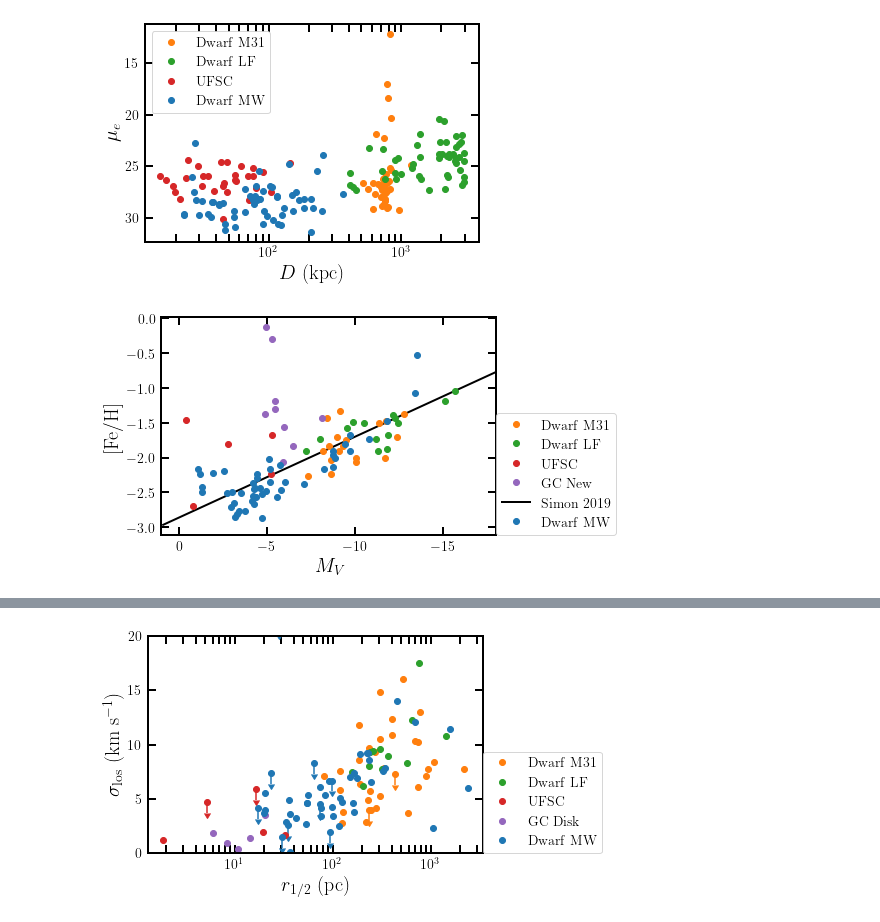
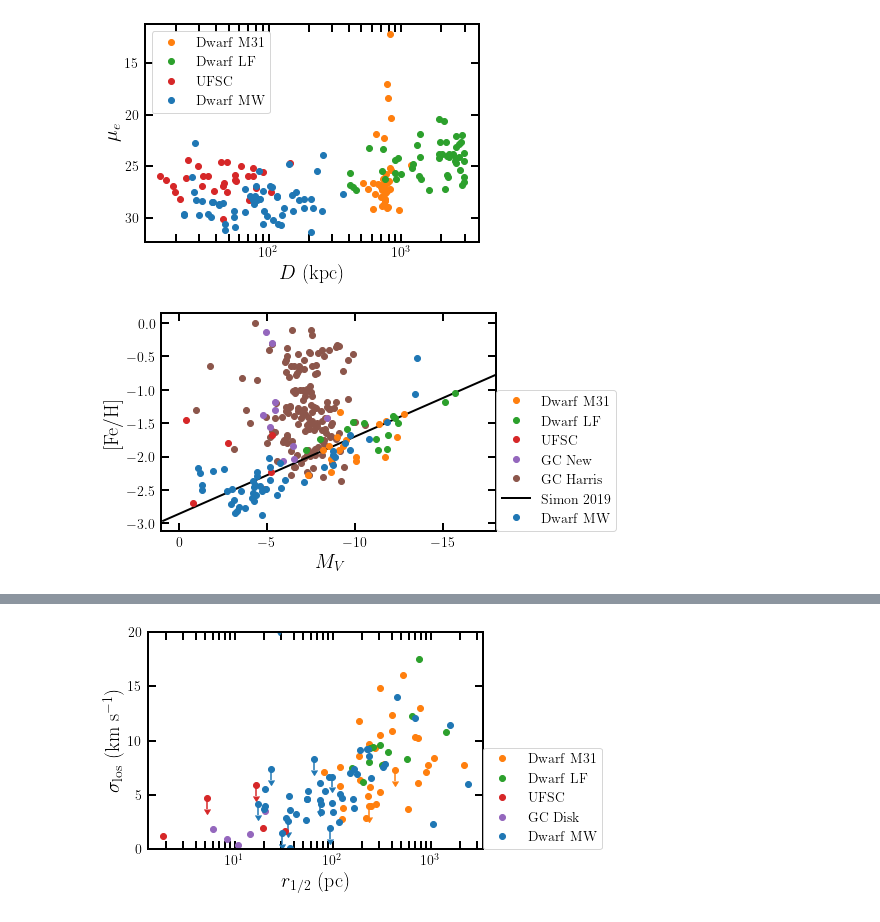
Before and after one commit to apace7/local_volume_database, a Jupyter notebook: example_notebooks/example_plots.ipynb, the cells around one changed output, grey strips where cells are left out. Saved outputs shown, nothing was run; the diff lists cells and outputs as text; code cells hidden in the pictures.

```diff
--- a/example_notebooks/example_plots.ipynb
+++ b/example_notebooks/example_plots.ipynb
@@ -32,6 +33,7 @@ dsph_m31 = table.Table.read('../data/dwarf_m31.csv')
 dsph_lf = table.Table.read('../data/dwarf_local_field.csv')
 ufsc = table.Table.read('../data/gc_ufsc.csv')
 gc_disk = table.Table.read('../data/gc_disk.csv')
+gc_harris = table.Table.read('../data/gc_harris.csv')
 # %% [markdown]
 dsph_mw = MW dwarf galaxies (most distant is Eridanus 2)
 
@@ -112,25 +118,26 @@ plt.show()
 [figure]
 # %%
 ## mass/luminosity- metallicity
-plt.errorbar(dsph_mw['MV'], dsph_mw['metallicity'], fmt='o', label=r'${\rm Dwarf~MW}$', )
+plt.errorbar(dsph_mw['MV'], dsph_mw['metallicity'], fmt='o', label=r'${\rm Dwarf~MW}$',zorder=100)
 plt.plot(dsph_m31['MV'], dsph_m31['metallicity'], 'o', label=r'${\rm Dwarf~M31}$')
 plt.plot(dsph_lf['MV'],dsph_lf['metallicity'], 'o', label=r'${\rm Dwarf~LF}$')
-plt.plot(ufsc['MV'], ufsc['metallicity'], 'o',label=r'${\rm UFSC}$')
-plt.plot(gc_disk['MV'], gc_disk['metallicity'], 'o',label=r'${\rm GC~New}$')
-# plt.gca().set_xscale('log')
+plt.plot(ufsc['MV'], ufsc['metallicity'], 'o',label=r'${\rm UFSC}$', zorder=3)
+plt.plot(gc_disk['MV'], gc_disk['metallicity'], 'o',label=r'${\rm GC~New}$', zorder=2)
+plt.plot(gc_harris['MV'], gc_harris['metallicity'], 'o',label=r'${\rm GC~Harris}$', zorder=1)
+
 plt.gca().invert_xaxis()
 plt.gca().set_ylabel(r'${\rm [Fe/H]}$')
 ## luminoisty-metallicity relation from Simon 2019
 ## https://ui.adsabs.harvard.edu/abs/2019ARA%26A..57..375S/abstract
 x = np.arange( -20,1, .1)
 plt.plot(x,-1.68 + 0.29 * np.log10(lum(x)/1e6), c='k', lw=2, label=r'${\rm Simon~2019}$', zorder=1)
 plt.gca().set_xlabel(r'$M_V$')
 plt.legend(loc=(1,0))
 plt.xlim(1, -18)
 # plt.
 plt.show()
 # %% [output]
-[figure, old version]
+[figure, new version]
 # %%
 ## MV vs velocity dispersion
 plt.errorbar(dsph_mw['MV'], dsph_mw['vlos_sigma'], fmt='o', label=r'${\rm Dwarf~MW}$', )
```
Also changed, not shown: parts of 9 cells of this notebook, 2 other files.
